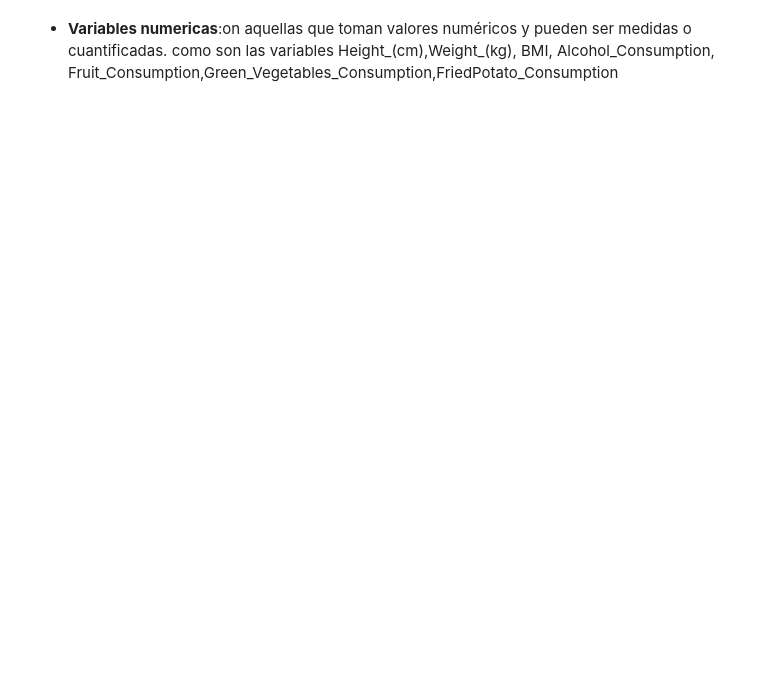
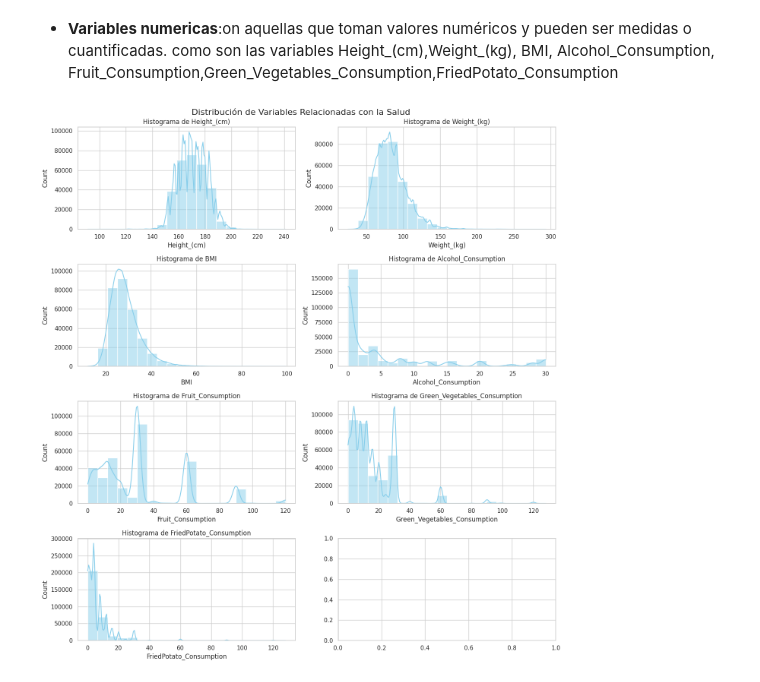
Before and after one commit to Laura9704/2025_-Analisis, a Jupyter notebook: ANALISIS_UNIVARIADO.ipynb, the cells around one changed output. Drawn from its saved outputs; the diff is of its cells as text; code cells hidden in the pictures; blank space fills up the shorter version.

```diff
--- a/ANALISIS_UNIVARIADO.ipynb
+++ b/ANALISIS_UNIVARIADO.ipynb
@@ -172,2 +208,33 @@ plt.show()
 # %% [markdown]
 *   **Variables numericas**:on aquellas que toman valores numéricos y pueden ser medidas o cuantificadas. como son las variables  Height_(cm),Weight_(kg), BMI, Alcohol_Consumption, Fruit_Consumption,Green_Vegetables_Consumption,FriedPotato_Consumption
+# %%
+#garfico
+fig, axes = plt.subplots(4, 2, figsize=(14, 15))  # 2 filas, 2 columnas
+fig.suptitle("Distribución de Variables Relacionadas con la Salud", fontsize=16)
+
+sns.histplot(data['Height_(cm)'], bins=20, kde=True, ax=axes[0, 0], color="skyblue")
+axes[0, 0].set_title('Histograma de Height_(cm)')
+
+sns.histplot(data['Weight_(kg)'], bins=20, kde=True, ax=axes[0, 1], color="skyblue")
+axes[0, 1].set_title('Histograma de Weight_(kg)')
+
+sns.histplot(data['BMI'], bins=20, kde=True, ax=axes[1, 0], color="skyblue")
+axes[1, 0].set_title('Histograma de BMI')
+
+sns.histplot(data['Alcohol_Consumption'], bins=20, kde=True, ax=axes[1, 1], color="skyblue")
+axes[1, 1].set_title('Histograma de Alcohol_Consumption')
+
+sns.histplot(data['Fruit_Consumption'], bins=20, kde=True, ax=axes[2, 0], color="skyblue")
+axes[2, 0].set_title('Histograma de Fruit_Consumption')
+
+sns.histplot(data['Green_Vegetables_Consumption'], bins=20, kde=True, ax=axes[2, 1], color="skyblue")
+axes[2, 1].set_title('Histograma de Green_Vegetables_Consumption')
+
+sns.histplot(data['FriedPotato_Consumption'], bins=20, kde=True, ax=axes[3, 0], color="skyblue")
+axes[3, 0].set_title('Histograma de FriedPotato_Consumption')
+
+
+plt.tight_layout()
+plt.show()
+# %% [output]
+[figure, added]
```
Also changed, not shown: parts of 15 cells of this notebook.
